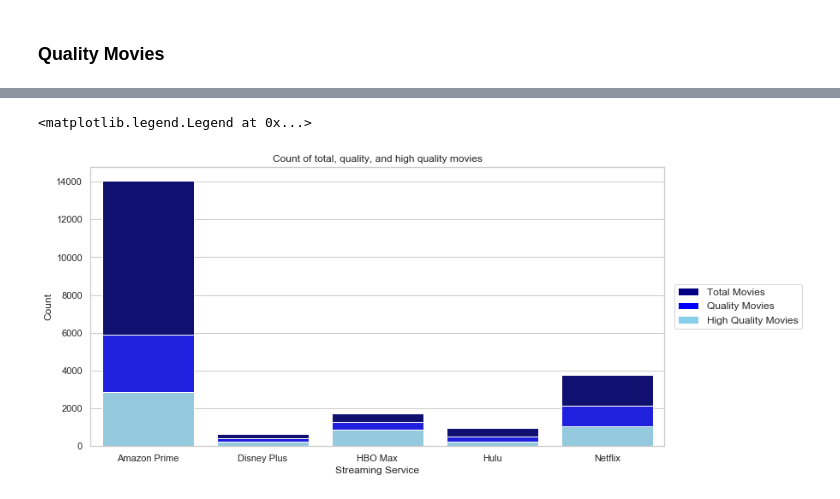
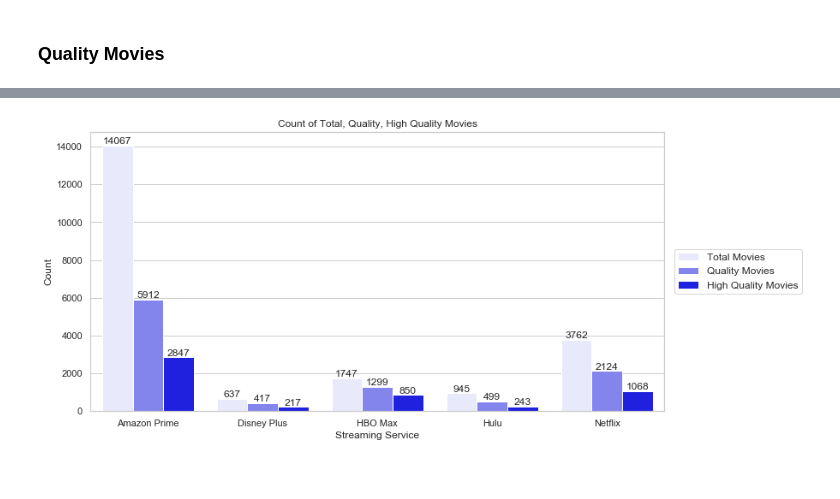
Before and after one commit to ryanhpark/Streaming_Sites_Web_Scraping, a Jupyter notebook: EDA_Streaming_Sites.ipynb, the cells around one changed output, grey strips where cells are left out. Cells and saved outputs as stored; diff of their text form; code cells hidden in the pictures.

```diff
--- a/EDA_Streaming_Sites.ipynb
+++ b/EDA_Streaming_Sites.ipynb
@@ -273,20 +272,17 @@ movies
 | 2 | HBO Max | 1747 | 1299 | 850 |
 | 3 | Hulu | 945 | 499 | 243 |
 | 4 | Netflix | 3762 | 2124 | 1068 |
-# %%
-from matplotlib.patches import Patch
-sns.barplot(data = movies, x = "web_name", y = "total", color = "navy")
-sns.barplot(data = movies, x = "web_name", y = "quality", color = "blue")
-sns.barplot(data = movies, x = "web_name", y = "high quality", color = "skyblue")
-plt.title("Count of total, quality, and high quality movies")
-plt.xlabel("Streaming Service")
-plt.ylabel("Count")
-legend_elements = [Patch(facecolor = "navy", label = "Total Movies"),\
-                  Patch(facecolor = "blue", label = "Quality Movies"),\
-                  Patch(facecolor = "skyblue", label = "High Quality Movies")]
-plt.legend(handles = legend_elements, fontsize= 12, bbox_to_anchor=(1.25,0.6))
-# %% [output]
-<matplotlib.legend.Legend at 0x...>
-[figure, removed]
+# %%
+x = pd.DataFrame(movies.set_index("web_name").stack()).reset_index().rename(columns = {0:"count"})
+ax = sns.barplot(data = x, x = "web_name", y = "count", hue = "level_1", color = "blue")
+plt.title("Count of Total, Quality, High Quality Movies")
+plt.xlabel("Streaming Service")
+plt.ylabel("Count")
+plt.legend(fontsize= 12, bbox_to_anchor=(1.25,0.6))
+for p in ax.patches:
+    ax.annotate(int(p.get_height()), xy = (p.get_x() + p.get_width() / 2, p.get_height()),
+                 ha='center', va='center', fontsize=12, xytext=(0, 5), textcoords='offset points')
+# %% [output]
+[figure, added]
 # %%
 tvshows = pd.concat([total_tv, Q_tv, HQ_tv], axis = 1,\
```
Also changed, not shown: parts of 14 cells of this notebook.
